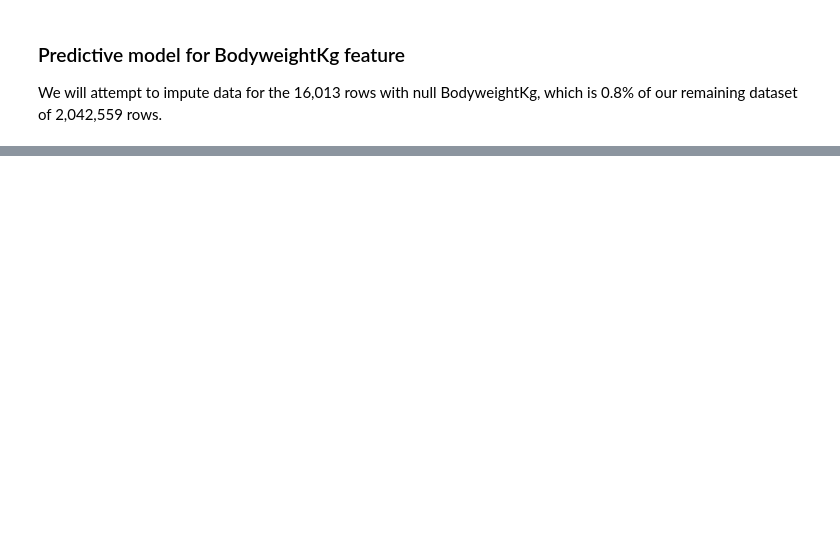
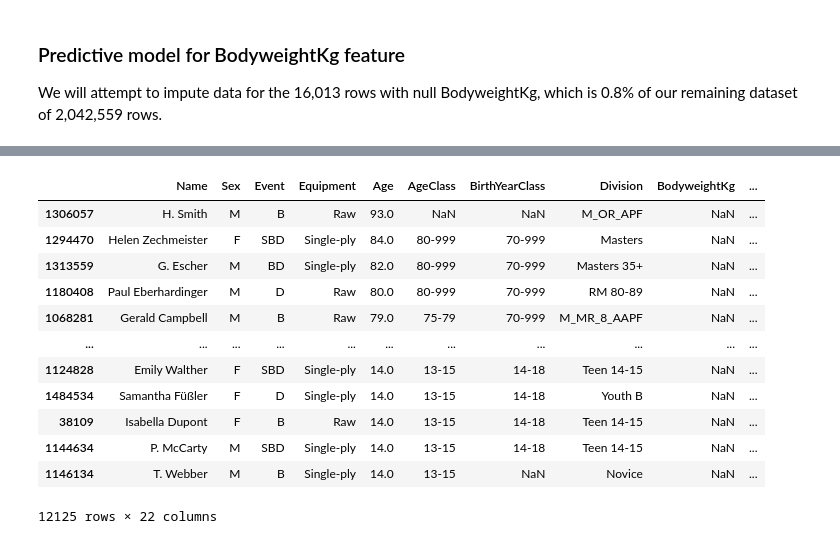
Before and after one commit to kim-jason/PowerliftingDataset, a Jupyter notebook: Powerlifting_Data_Science_Project.ipynb, the cells around one changed output, grey strips where cells are left out. Drawn from its saved outputs; the diff is of its cells as text; code cells hidden in the pictures; blank space fills up the shorter version.

```diff
--- a/Powerlifting_Data_Science_Project.ipynb
+++ b/Powerlifting_Data_Science_Project.ipynb
@@ -526,5 +553,6 @@ print(len(cleaned_df))
 
 We will attempt to impute data for the 16,013 rows with null BodyweightKg, which is 0.8% of our remaining dataset of 2,042,559 rows.
 # %%
-display(cleaned_df[cleaned_df['BodyweightKg'].isnull()])
+null_df = cleaned_df[cleaned_df['BodyweightKg'].isnull()].copy(deep=True)
+print(null_df.columns)
 # %% [output]
@@ -544,0 +569,18 @@ Warning: Total number of columns (42) exceeds max_columns (20) limiting to first
+# %%
+null_df = null_df.drop(['Squat1Kg', 'Squat2Kg', 'Squat3Kg', 'Squat4Kg', 'Bench1Kg', 'Bench2Kg', 'Bench3Kg', 'Bench4Kg', 'Deadlift1Kg', 'Deadlift2Kg', 'Deadlift3Kg', 'Deadlift4Kg', 'Dots', 'Wilks', 'Glossbrenner', 'Goodlift', 'Federation', 'ParentFederation', 'MeetName'], axis=1)
+# %%
+display(null_df)
+# %% [output]
+|  | Name | Sex | Event | Equipment | Age | AgeClass | BirthYearClass | Division | BodyweightKg | ... |
+| 1306057 | H. Smith | M | B | Raw | 93.0 | NaN | NaN | M_OR_APF | NaN | ... |
+| 1294470 | Helen Zechmeister | F | SBD | Single-ply | 84.0 | 80-999 | 70-999 | Masters | NaN | ... |
+| 1313559 | G. Escher | M | BD | Single-ply | 82.0 | 80-999 | 70-999 | Masters 35+ | NaN | ... |
+| 1180408 | Paul Eberhardinger | M | D | Raw | 80.0 | 80-999 | 70-999 | RM 80-89 | NaN | ... |
+| 1068281 | Gerald Campbell | M | B | Raw | 79.0 | 75-79 | 70-999 | M_MR_8_AAPF | NaN | ... |
+| ... | ... | ... | ... | ... | ... | ... | ... | ... | ... | ... |
+| 1124828 | Emily Walther | F | SBD | Single-ply | 14.0 | 13-15 | 14-18 | Teen 14-15 | NaN | ... |
+| 1484534 | Samantha Füßler | F | D | Single-ply | 14.0 | 13-15 | 14-18 | Youth B | NaN | ... |
+| 38109 | Isabella Dupont | F | B | Raw | 14.0 | 13-15 | 14-18 | Teen 14-15 | NaN | ... |
+| 1144634 | P. McCarty | M | SBD | Single-ply | 14.0 | 13-15 | 14-18 | Teen 14-15 | NaN | ... |
+| 1146134 | T. Webber | M | B | Single-ply | 14.0 | 13-15 | NaN | Novice | NaN | ... |
+12125 rows × 22 columns
```
Also changed, not shown: parts of 7 cells of this notebook.
